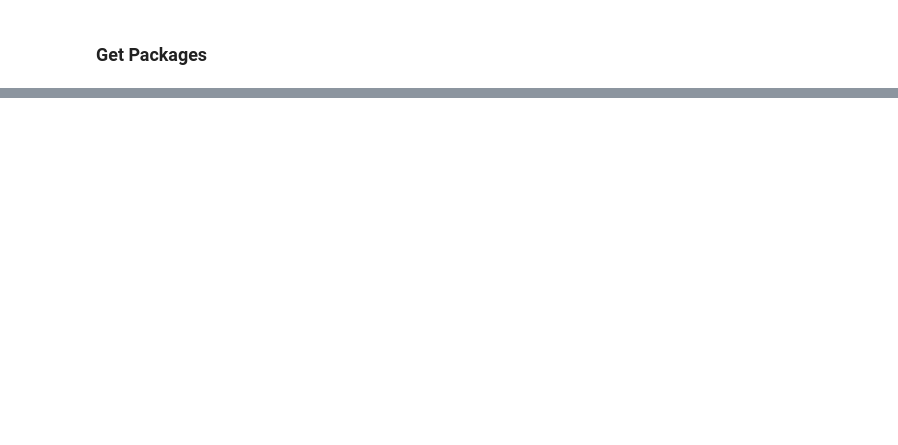
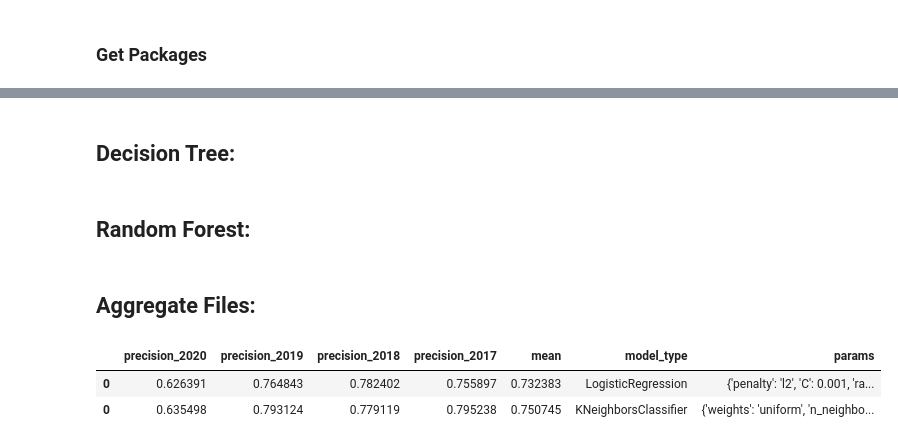
Before and after one commit to Deckart2/capp_30254_crime_forcasting, a Jupyter notebook: scripts/Final Models.ipynb, the cells around one changed output, grey strips where cells are left out. Drawn from its saved outputs; the diff is of its cells as text; code cells hidden in the pictures; blank space fills up the shorter version.

Commit message:
final models script up and running

```diff
--- a/scripts/Final Models.ipynb
+++ b/scripts/Final Models.ipynb
@@ -35,3 +36,15 @@ Finished normalizing test data...
 Finished one-hot encoding...
 Finished one-hot encoding...
 Finished standardizing...
+# %%
+#Get Final data:
+data = pd.read_csv("../intermediate_data/high_crime_labeled.csv")
+data = data.drop(columns=["beat", "beat_num", "Crimes", "Arrest", "Domestic", "Serious"])
+data = convert_to_categorical(data, ["district", "sector",
+                                    "Month",
+                                     "Watch", "Beat"])
+data.drop(columns = ["Unnamed: 0"], inplace=True)
+data_list_20 = prep_data_test(data, "high_crime",
+                                        2, "Year", ["district", "sector",
+                                                    "Month",
+                                                    "Beat", "Watch"])
@@ -38,7 +99,7 @@ Finished standardizing...
 # %%
-### Logistic Regression:
-
-#Best set: {'penalty': 'l2', 'C': 0.001, 'random_state': 0}
-
-LogisticRegression = LogisticRegression(random_state=0, C=.001, penalty="l2")
-LogisticRegression.fit()
+#Logistic Regression!
+grid_log_reg ={"LogisticRegression": [{'penalty': 'l2',
+                              'C': 0.001,
+                              'random_state': 0}]}
+results_log = compute_scores_final_data(grid_log_reg, LogisticRegression(),
+                                    "LogisticRegression", data_list_20, "high_crime", 2020)
@@ -79,0 +112,5 @@ y_pred = model.predict(X_test)
+# %%
+#KNN!
+grid_knn = {"KNeighborsClassifier": [{'weights': 'uniform', 'n_neighbors': 10}]}
+results_knn = compute_scores_final_data(grid_knn, KNeighborsClassifier(),
+                                    "KNeighborsClassifier", data_list_20, "high_crime", 2020)
@@ -79,0 +131,2 @@ y_pred = model.predict(X_test)
+# %% [markdown]
+## Decision Tree:
@@ -79,0 +136,2 @@ y_pred = model.predict(X_test)
+# %% [markdown]
+## Random Forest:
@@ -79,0 +141,11 @@ y_pred = model.predict(X_test)
+# %% [markdown]
+## Aggregate Files:
+# %%
+results = pd.concat([results_log, results_knn
+#                    , results_svm, results_nb, results_dt, results_rf
+                    ])
+results
+# %% [output]
+|  | precision_2020 | precision_2019 | precision_2018 | precision_2017 | mean | model_type | params |
+| 0 | 0.626391 | 0.764843 | 0.782402 | 0.755897 | 0.732383 | LogisticRegression | {'penalty': 'l2', 'C': 0.001, 'ra... |
+| 0 | 0.635498 | 0.793124 | 0.779119 | 0.795238 | 0.750745 | KNeighborsClassifier | {'weights': 'uniform', 'n_neighbo... |
```
Also changed, not shown: parts of 15 cells of this notebook, 1 other file.
